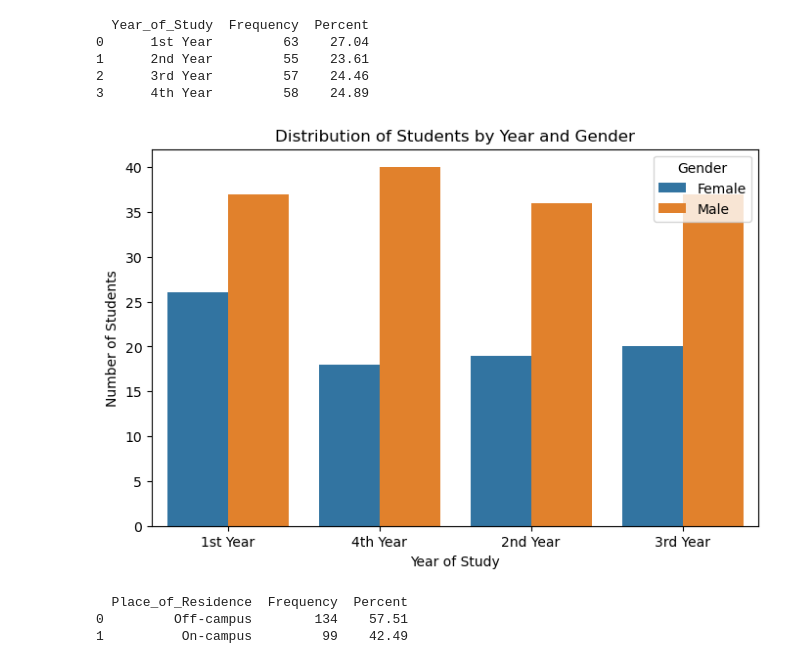
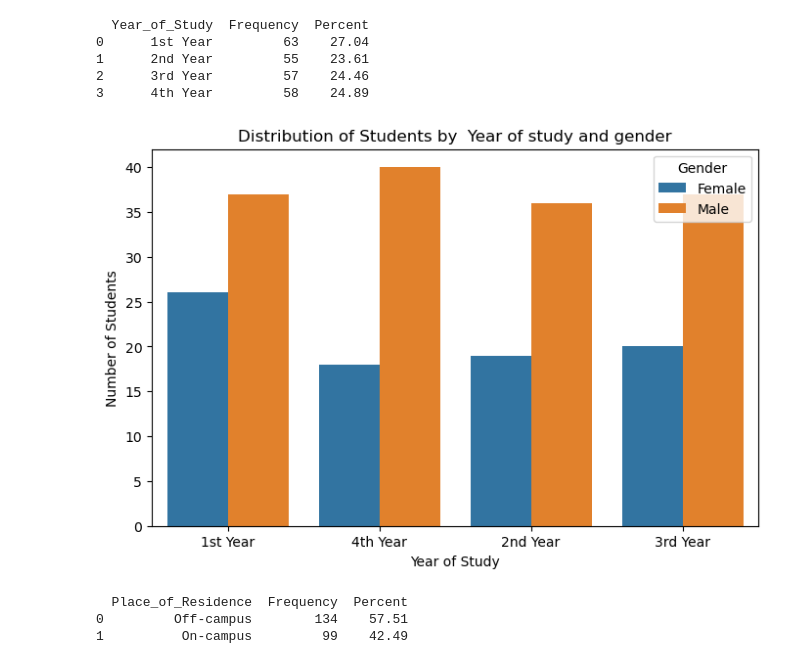
Before and after one commit to boaz-nya/stress_levels_project, a Jupyter notebook: data_cleaning.ipynb, the cells around one changed output. Saved outputs shown, nothing was run; the diff lists cells and outputs as text; code cells hidden in the pictures.

```diff
--- a/data_cleaning.ipynb
+++ b/data_cleaning.ipynb
@@ -403,20 +400,20 @@ print(year_summary)
 # %%
 
 
 # Set your exact column names
 year_col = 'Year'
 gender_col = 'Gender'
 
 # Plot
 plt.figure(figsize=(8,5))
-sns.countplot(data=social_media2, x=year_col, hue=gender_col)
+sns.countplot(data=social_media2, x=year_col, hue="Gender")
 plt.xlabel("Year of Study")
 plt.ylabel("Number of Students")
-plt.title("Distribution of Students by Year and Gender")
+plt.title("Distribution of Students by  Year of study and gender")
 plt.legend(title='Gender')
 plt.show()
 # %% [output]
-[figure, old version]
+[figure, new version]
 # %%
 # Set your column name
 res_col = 'Residence'
```
Also changed, not shown: parts of 10 cells of this notebook, 1 other file.
